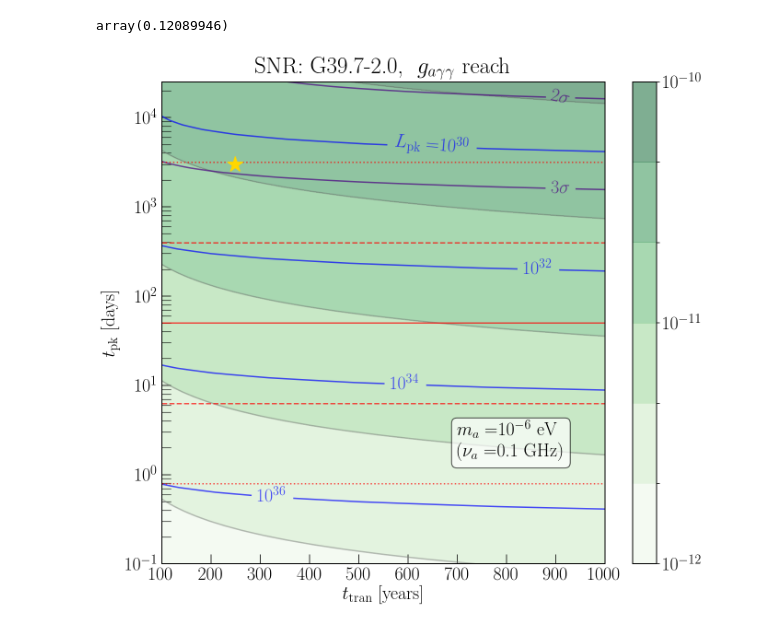
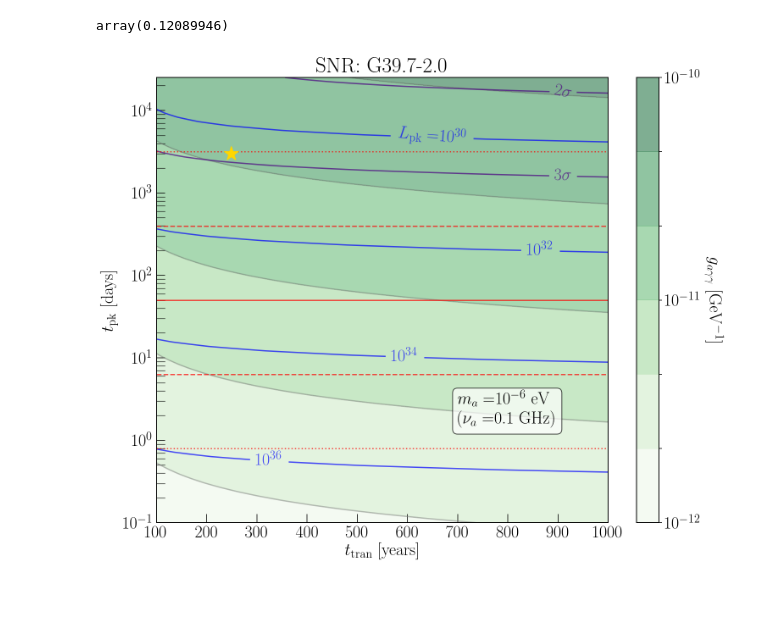
Before and after one commit to ManuelBuenAbad/snr_ghosts, a Jupyter notebook: workspace_notebooks/ws-10_param_space.ipynb, the cells around one changed output. Saved outputs shown, nothing was run; the diff lists cells and outputs as text; code cells hidden in the pictures; blank space fills up the shorter version.

Commit message:
paper plots

```diff
--- a/workspace_notebooks/ws-10_param_space.ipynb
+++ b/workspace_notebooks/ws-10_param_space.ipynb
@@ -400,7 +408,7 @@ del lines, ma_idx
 
 plt.rcParams['axes.linewidth'] = 1.
 plt.rc('font', family='serif', size=25)
-fig, ax = plt.subplots(figsize=(10, 9))
+fig, ax = plt.subplots(figsize=(11, 9))
 
 fs = 20  # fontsize
 label_size = 20 # fontsize of labels
@@ -411,6 +419,7 @@ decades = int(3*(ga_max - ga_min)+1)
 ga_levels = 10.**(np.linspace(ga_min, ga_max, decades))
 cs = ax.contourf(ttr, tpk, ga_reach, levels=ga_levels, locator=ticker.LogLocator(), alpha=0.5, cmap=plt.cm.Greens)
 cbar = fig.colorbar(cs)
+cbar.set_label(r"$g_{a\gamma\gamma}\ [\mathrm{GeV^{-1}}]$", rotation=270, labelpad=25, fontsize=label_size)
 cbar.ax.tick_params(labelsize=20)
 ax.contour(ttr, tpk, ga_reach, levels=ga_levels, locator=ticker.LogLocator(), alpha=0.5, colors=['grey'])
 
@@ -446,34 +455,33 @@ for ns in range(-2,3):
     if ns in [-2, 2]:
         ls = ":"
     elif ns in [-1, 1]:
         ls = "--"
     else:
         ls = "-"
     ax.axhline(val, ls=ls, color='r', alpha=0.7)
 
 del val
 
 ax.scatter(249.07, 3000., s=300., zorder=25, marker='*', color="gold")
 
 plt.yscale('log');
 plt.xscale('linear');
 plt.xlabel(r'$t_{\rm tran}$ [years]', fontsize=label_size)
 plt.ylabel(r'$t_{\rm pk}$ [days]', fontsize=label_size);
 
 props = dict(boxstyle='round', facecolor='white', alpha=0.7)
+ax.text(700, 1.5, r"$m_a = $%s eV" % float_exp(ma)+"\n"+r"($\nu_a = $%.1f GHz)" % pt.nu_from_ma(ma), fontsize=20, bbox=props)
 
-ax.text(700, 1.5, r"$m_a = $%s eV" % float_exp(ma)+"\n"+r"($\nu_a = $%.1f GHz)" % pt.nu_from_ma(ma), fontsize=20, bbox=props)
-# ax.legend(fontsize=12, loc="lower right", handles="kkk");
-ax.set_title("SNR: %s" % name + r", $\ g_{a\gamma\gamma}$ reach", fontsize=25);
+ax.set_title("SNR: %s" % name, fontsize=25);
 
 ax.set_xticks(np.arange(100, 1100, 100))
 ax.tick_params("both", which="both", labelsize=fs, direction="in", length=10.)
 
 plt.tight_layout()
 
 file_name = "ttr-tpk_reach_%s.pdf" % name.replace(".", "")
 plt.savefig("plots/"+file_name, bbox_inches="tight")
 
 del ma
 # %% [output]
-[figure, old version]
+[figure, new version]
```
Also changed, not shown: parts of 1 cell of this notebook, 1 other file.
